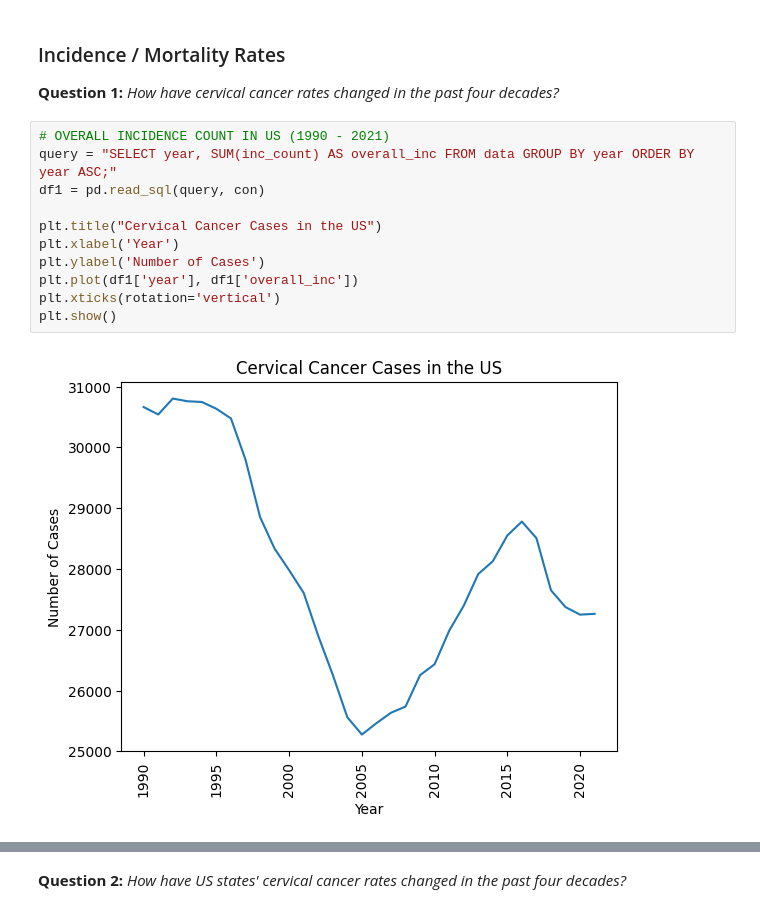
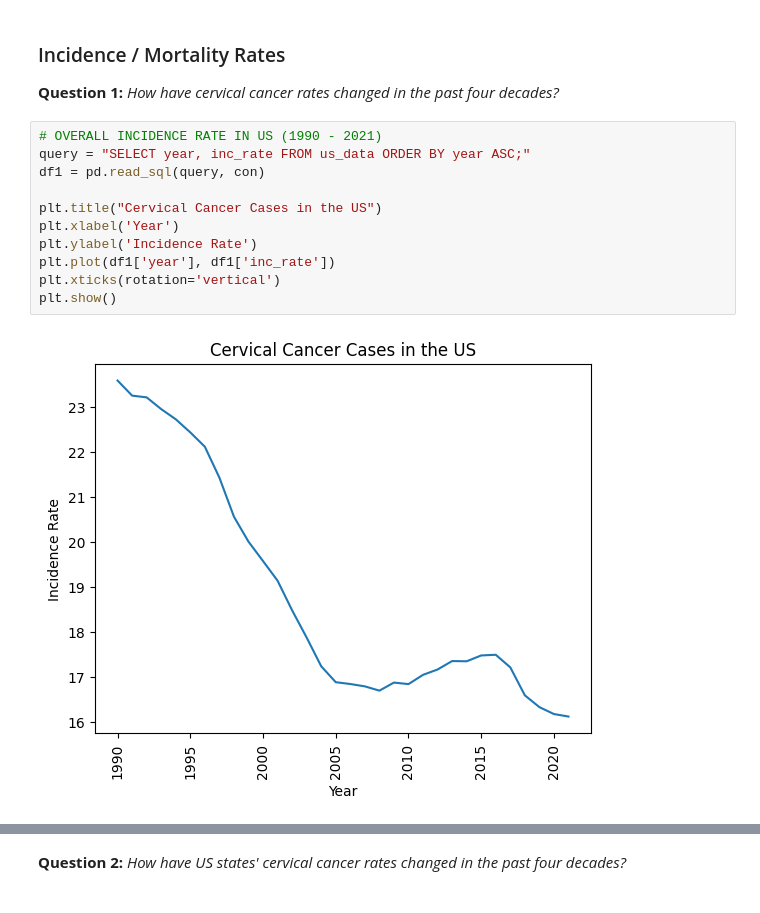
Before and after one commit to maya-papaya/ads1-cervical-cancer-analysis, a Jupyter notebook: First Semester Project: Analysis, Exploration, & Visualization (4).ipynb, the cells around one changed output, grey strips where cells are left out. Drawn from its saved outputs; the diff is of its cells as text.

```diff
--- a/First Semester Project: Analysis, Exploration, & Visualization (4).ipynb
+++ b/First Semester Project: Analysis, Exploration, & Visualization (4).ipynb
@@ -30,16 +30,16 @@ Drive already mounted at /content/drive; to attempt to forcibly remount, call dr
 
 **Question 1:** *How have cervical cancer rates changed in the past four decades?*
 # %%
-# OVERALL INCIDENCE COUNT IN US (1990 - 2021)
-query = "SELECT year, SUM(inc_count) AS overall_inc FROM data GROUP BY year ORDER BY year ASC;"
+# OVERALL INCIDENCE RATE IN US (1990 - 2021)
+query = "SELECT year, inc_rate FROM us_data ORDER BY year ASC;"
 df1 = pd.read_sql(query, con)
 
 plt.title("Cervical Cancer Cases in the US")
 plt.xlabel('Year')
-plt.ylabel('Number of Cases')
-plt.plot(df1['year'], df1['overall_inc'])
+plt.ylabel('Incidence Rate')
+plt.plot(df1['year'], df1['inc_rate'])
 plt.xticks(rotation='vertical')
 plt.show()
 # %% [output]
-[figure, old version]
+[figure, new version]
 # %%
```
Also changed, not shown: parts of 8 cells of this notebook.
